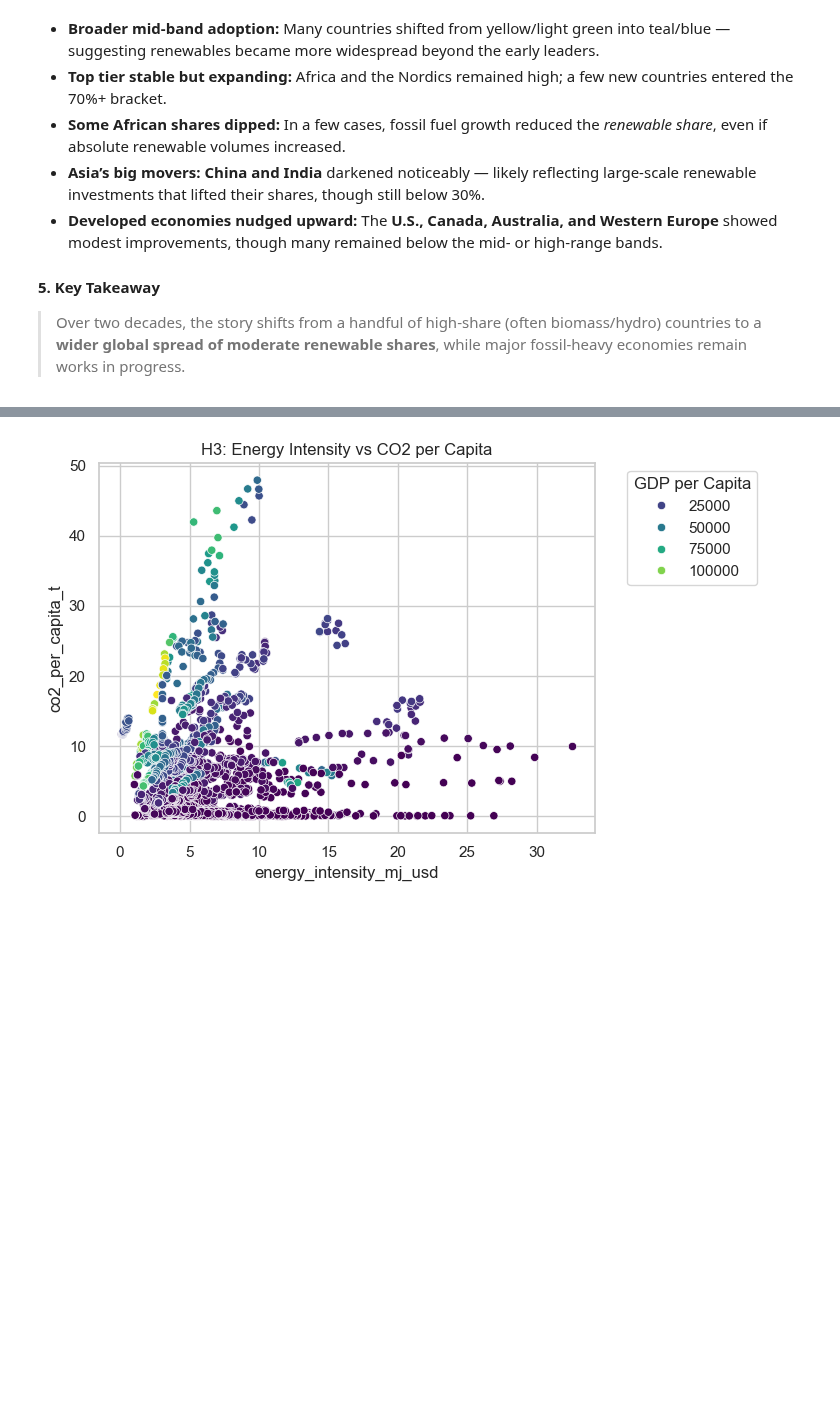
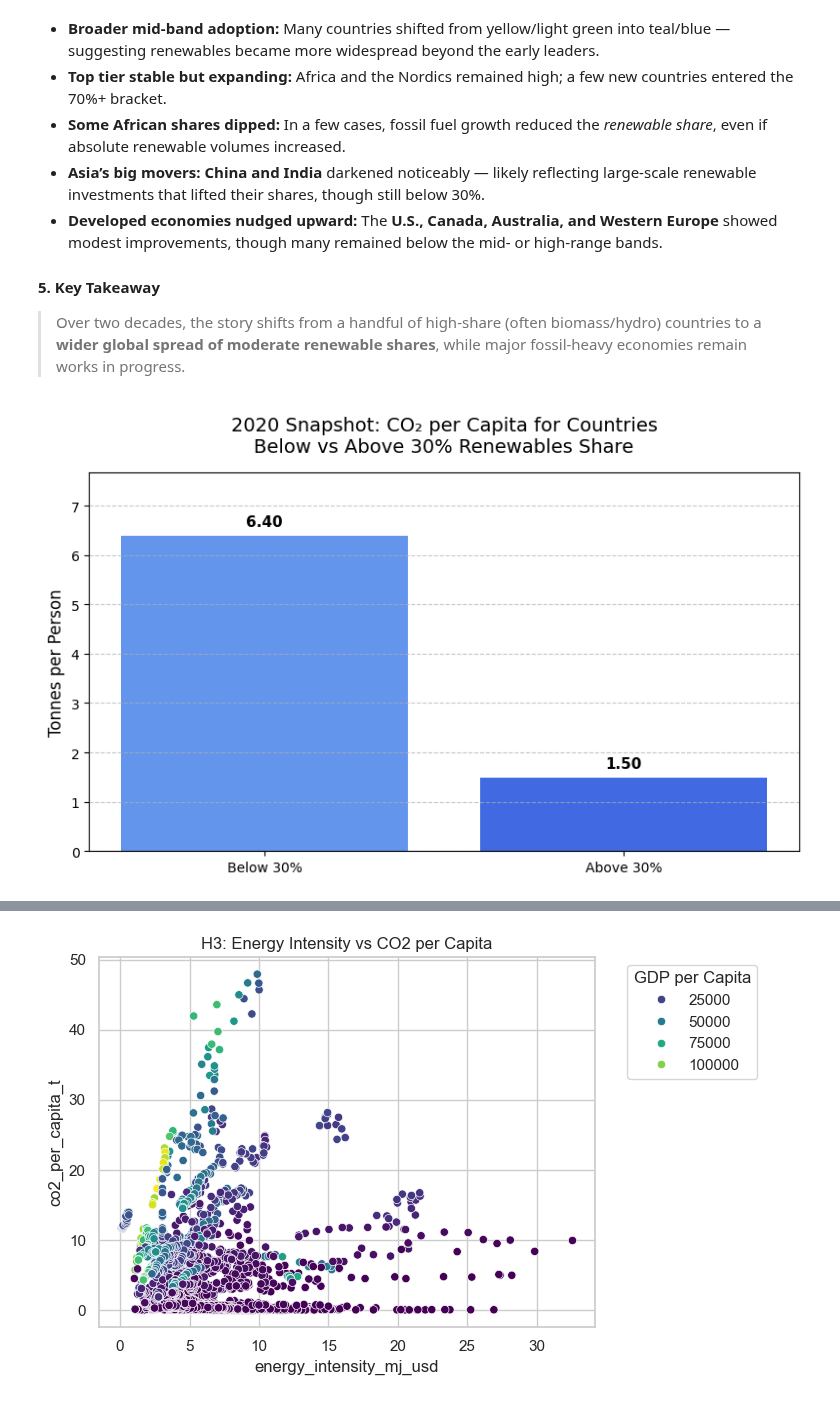
Before and after one commit to SelinaFischer/climate_tipping_points, a Jupyter notebook: jupyter_notebooks/4. visualisation.ipynb, the cells around one changed output, grey strips where cells are left out. Drawn from its saved outputs; the diff is of its cells as text; code cells hidden in the pictures; blank space fills up the shorter version.

```diff
--- a/jupyter_notebooks/4. visualisation.ipynb
+++ b/jupyter_notebooks/4. visualisation.ipynb
@@ -988,3 +988,49 @@ fig.show()
 
 #### 5. Key Takeaway
 > Over two decades, the story shifts from a handful of high-share (often biomass/hydro) countries to a **wider global spread of moderate renewable shares**, while major fossil-heavy economies remain works in progress.
+# %%
+import pandas as pd
+import matplotlib.pyplot as plt
+
+#load data
+df = pd.read_csv('../data/cleaned/enhanced_energy_features_final.csv')
+
+# Filter for 2020 data with valid CO₂ values
+df_2020 = df[(df["year"] == 2020) & (df["co2_per_capita_t"].notna())].copy()
+
+# Create binary flag for 30% renewables threshold
+df_2020["above_30"] = df_2020["renewables_share_pct"] >= 30
+
+# Group and calculate mean CO₂ per capita
+grouped_2020 = df_2020.groupby("above_30")["co2_per_capita_t"].mean().reset_index()
+grouped_2020["above_30"] = grouped_2020["above_30"].map({False: "Below 30%", True: "Above 30%"})
+
+# Prepare data
+labels = grouped_2020["above_30"]
+values = grouped_2020["co2_per_capita_t"]
+
+# Plot
+fig, ax = plt.subplots(figsize=(8, 5))
+bars = ax.bar(labels, values, color=["cornflowerblue", "royalblue"])
+
+# Annotate bars
+for bar in bars:
+    height = bar.get_height()
+    ax.annotate(f'{height:.2f}',
+                xy=(bar.get_x() + bar.get_width() / 2, height),
+                xytext=(0, 5),  # offset text above bar
+                textcoords="offset points",
+                ha='center', va='bottom',
+                fontsize=11, fontweight='bold')
+
+# Labels and title
+ax.set_ylabel("Tonnes per Person", fontsize=12)
+ax.set_title("2020 Snapshot: CO₂ per Capita for Countries\nBelow vs Above 30% Renewables Share", fontsize=14, pad=15)
+ax.set_ylim(0, max(values) * 1.2)
+ax.grid(axis='y', linestyle='--', alpha=0.7)
+
+# Clean layout
+plt.tight_layout()
+plt.show()
+# %% [output]
+[figure, added]
```
Also changed, not shown: parts of 1 cell of this notebook, 2 other files.
